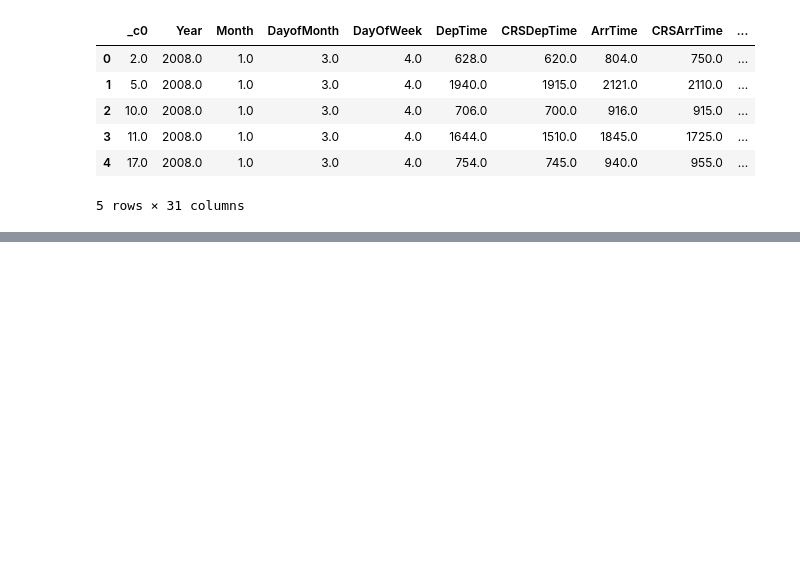
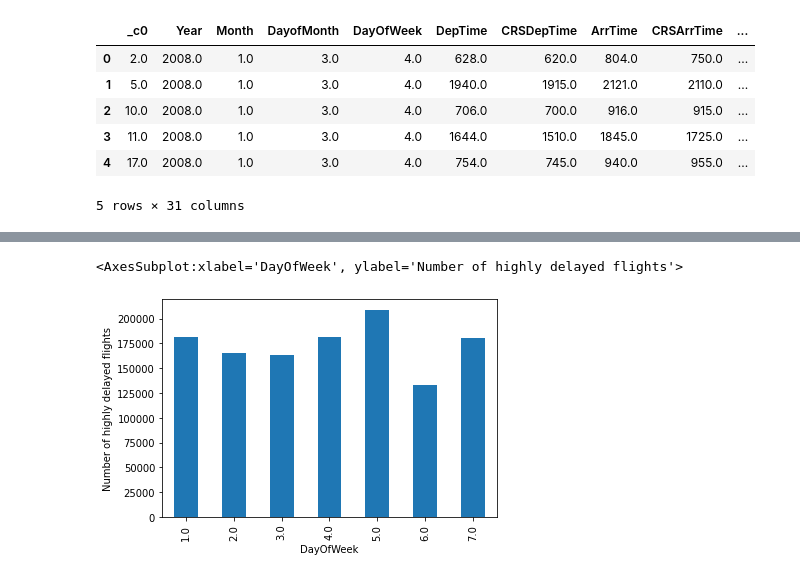
Before and after one commit to Anshumaan-Chauhan02/Scalability-Check-for-Machine-Learning-System-Predicting-Flight-Delays, a Jupyter notebook: SystemsForDS-Project.ipynb, the cells around one changed output, grey strips where cells are left out. Saved outputs shown, nothing was run; the diff lists cells and outputs as text; code cells hidden in the pictures; blank space fills up the shorter version.

```diff
--- a/SystemsForDS-Project.ipynb
+++ b/SystemsForDS-Project.ipynb
@@ -384,0 +363,5 @@ sns.heatmap(df_pandas[numeric_columns_for_heatmap].corr(), cmap = 'coolwarm', li
+# %%
+df_pandas[["DayOfWeek","label"]].where(df_pandas["label"]==1).groupby("DayOfWeek").count().plot(kind='bar', legend=False, ylabel='Number of highly delayed flights')
+# %% [output]
+<AxesSubplot:xlabel='DayOfWeek', ylabel='Number of highly delayed flights'>
+[figure, added]
```
Also changed, not shown: parts of 44 cells of this notebook.
